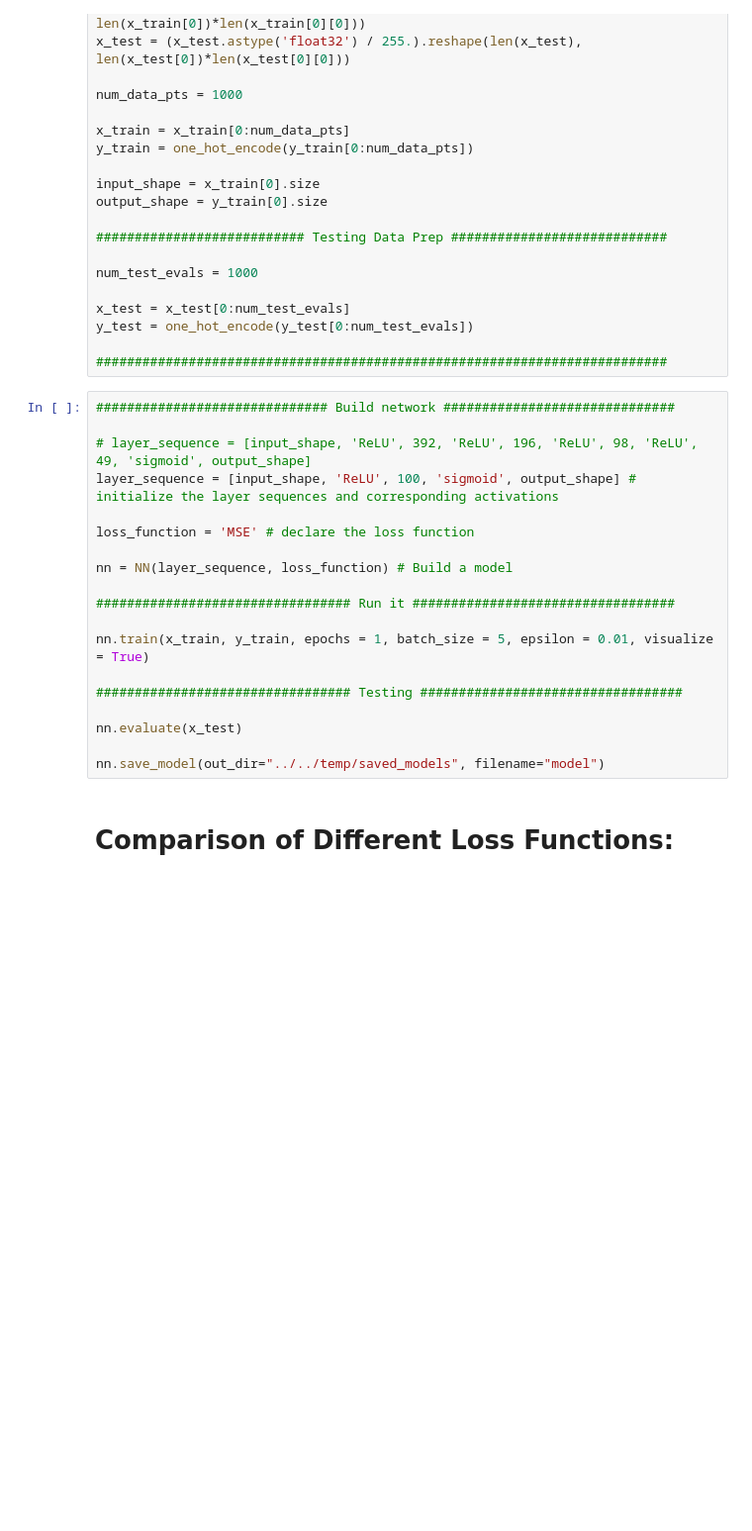
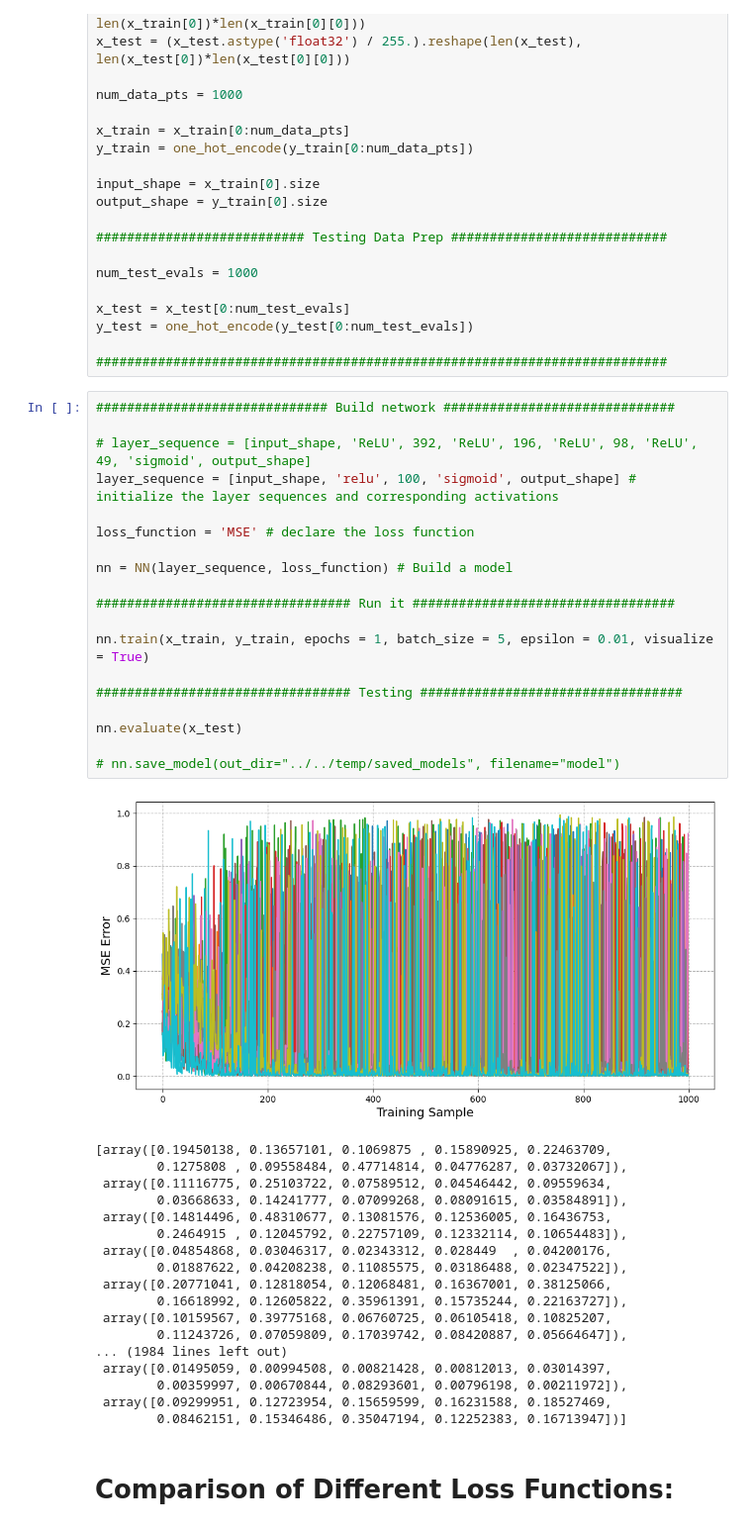
Before and after one commit to WilliamBidle/Artifice, a Jupyter notebook: examples/artifice_tutorial.ipynb, the cells around one changed output. Shown at 99% size. Cells and saved outputs as stored; diff of their text form; blank space fills up the shorter version.

Commit message:
notebook temp update

```diff
--- a/examples/artifice_tutorial.ipynb
+++ b/examples/artifice_tutorial.ipynb
@@ -581,22 +413,41 @@ y_test = one_hot_encode(y_test[0:num_test_evals])
 # %%
 ############################## Build network ##############################
 
 # layer_sequence = [input_shape, 'ReLU', 392, 'ReLU', 196, 'ReLU', 98, 'ReLU', 49, 'sigmoid', output_shape]
-layer_sequence = [input_shape, 'ReLU', 100, 'sigmoid', output_shape] # initialize the layer sequences and corresponding activations
+layer_sequence = [input_shape, 'relu', 100, 'sigmoid', output_shape] # initialize the layer sequences and corresponding activations
 
 loss_function = 'MSE' # declare the loss function
 
 nn = NN(layer_sequence, loss_function) # Build a model
 
 ################################# Run it ##################################
 
 nn.train(x_train, y_train, epochs = 1, batch_size = 5, epsilon = 0.01, visualize = True)
 
 ################################# Testing ##################################
 
 nn.evaluate(x_test)
 
-nn.save_model(out_dir="../../temp/saved_models", filename="model")
+# nn.save_model(out_dir="../../temp/saved_models", filename="model")
+# %% [output]
+[figure, added]
+[array([0.19450138, 0.13657101, 0.1069875 , 0.15890925, 0.22463709,
+        0.1275808 , 0.09558484, 0.47714814, 0.04776287, 0.03732067]),
+ array([0.11116775, 0.25103722, 0.07589512, 0.04546442, 0.09559634,
+        0.03668633, 0.14241777, 0.07099268, 0.08091615, 0.03584891]),
+ array([0.14814496, 0.48310677, 0.13081576, 0.12536005, 0.16436753,
+        0.2464915 , 0.12045792, 0.22757109, 0.12332114, 0.10654483]),
+ array([0.04854868, 0.03046317, 0.02343312, 0.028449  , 0.04200176,
+        0.01887622, 0.04208238, 0.11085575, 0.03186488, 0.02347522]),
+ array([0.20771041, 0.12818054, 0.12068481, 0.16367001, 0.38125066,
+        0.16618992, 0.12605822, 0.35961391, 0.15735244, 0.22163727]),
+ array([0.10159567, 0.39775168, 0.06760725, 0.06105418, 0.10825207,
+        0.11243726, 0.07059809, 0.17039742, 0.08420887, 0.05664647]),
+... (1984 lines left out)
+ array([0.01495059, 0.00994508, 0.00821428, 0.00812013, 0.03014397,
+        0.00359997, 0.00670844, 0.08293601, 0.00796198, 0.00211972]),
+ array([0.09299951, 0.12723954, 0.15659599, 0.16231588, 0.18527469,
+        0.08462151, 0.15346486, 0.35047194, 0.12252383, 0.16713947])]
 # %% [markdown]
 # Comparison of Different Loss Functions:
 # %%
```
Also changed, not shown: parts of 8 cells of this notebook.
